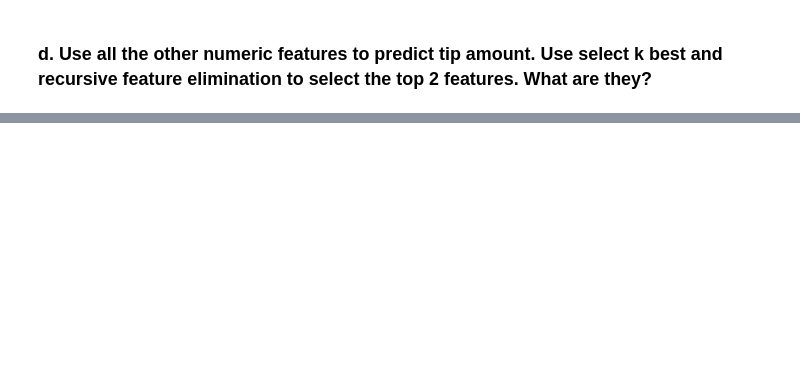
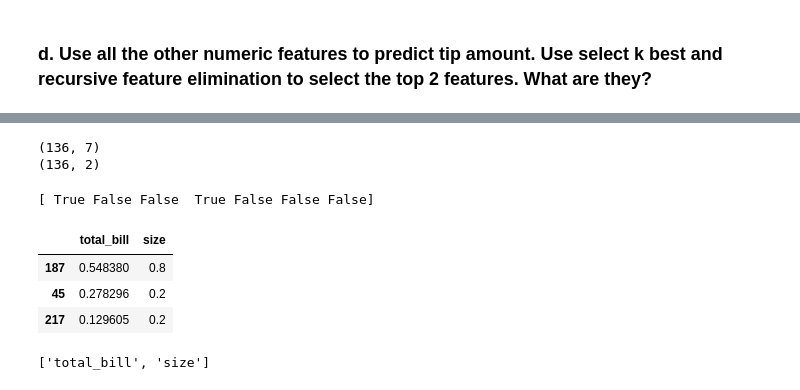
Before and after one commit to KwameTaylor/regression-exercises, a Jupyter notebook: feature_engineering.ipynb, the cells around one changed output, grey strips where cells are left out. Cells and saved outputs as stored; diff of their text form; code cells hidden in the pictures; blank space fills up the shorter version.

```diff
--- a/feature_engineering.ipynb
+++ b/feature_engineering.ipynb
@@ -195,0 +220,12 @@ dtype: object
+# %%
+scaler = MinMaxScaler(copy=True).fit(X_train)
+
+X_train_scaled = scaler.transform(X_train)
+X_validate_scaled = scaler.transform(X_validate)
+X_test_scaled = scaler.transform(X_test)
+# %%
+X_train_scaled = pd.DataFrame(X_train_scaled, columns=X_train.columns.values).set_index([X_train.index.values])
+
+X_validate_scaled = pd.DataFrame(X_validate_scaled, columns=X_validate.columns.values).set_index([X_validate.index.values])
+
+X_test_scaled = pd.DataFrame(X_test_scaled, columns=X_test.columns.values).set_index([X_test.index.values])
@@ -197,0 +240,34 @@ dtype: object
+# %%
+# initialize f_selector object
+f_selector = SelectKBest(f_regression, k=2)
+# fit
+f_selector = f_selector.fit(X_train_scaled, y_train.tip)
+# %%
+# transform data to reduct to K best features
+X_train_reduced = f_selector.transform(X_train_scaled)
+
+print(X_train.shape)
+print(X_train_reduced.shape)
+# %% [output]
+(136, 7)
+(136, 2)
+# %%
+# mask to get select features
+f_support = f_selector.get_support()
+print(f_support)
+# %% [output]
+[ True False False  True False False False]
+# %%
+# create dataframe with just the selected features
+X_reduced_scaled = X_train_scaled.iloc[:,f_support]
+X_reduced_scaled.head(3)
+# %% [output]
+|  | total_bill | size |
+| 187 | 0.548380 | 0.8 |
+| 45 | 0.278296 | 0.2 |
+| 217 | 0.129605 | 0.2 |
+# %%
+# features selected using kbest
+X_reduced_scaled.columns.tolist()
+# %% [output]
+['total_bill', 'size']
```
Also changed, not shown: parts of 45 cells of this notebook.
